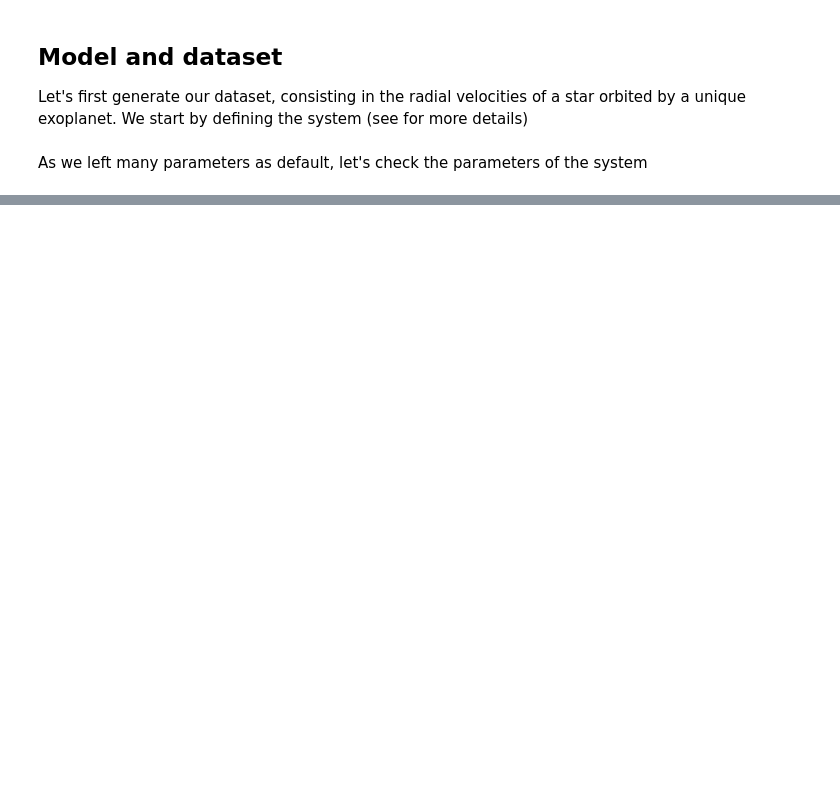
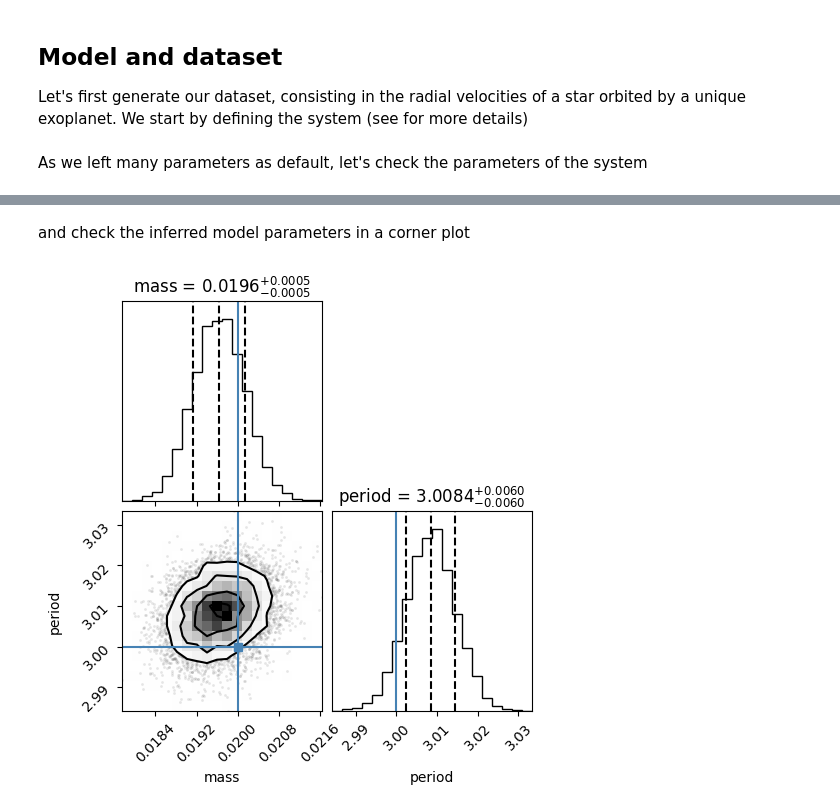
Before and after one commit to exoplanet-dev/jaxoplanet, a Jupyter notebook: docs/tutorials/rv.ipynb, the cells around one changed output, grey strips where cells are left out. Drawn from its saved outputs; the diff is of its cells as text; code cells hidden in the pictures; blank space fills up the shorter version.

```diff
--- a/docs/tutorials/rv.ipynb
+++ b/docs/tutorials/rv.ipynb
@@ -88,0 +135,15 @@ plt.errorbar(time, rv_obs, yerr=rv_err.magnitude, fmt="+k")
+# %% [markdown]
+and check the inferred model parameters in a corner plot
+# %%
+import corner
+
+corner.corner(
+    samples,
+    var_names=["mass", "period"],
+    truths=[truth["mass"], truth["period"]],
+    show_titles=True,
+    quantiles=[0.16, 0.5, 0.84],
+    title_fmt=".4f",
+);
+# %% [output]
+[figure, added]
```
Also changed, not shown: parts of 16 cells of this notebook.
